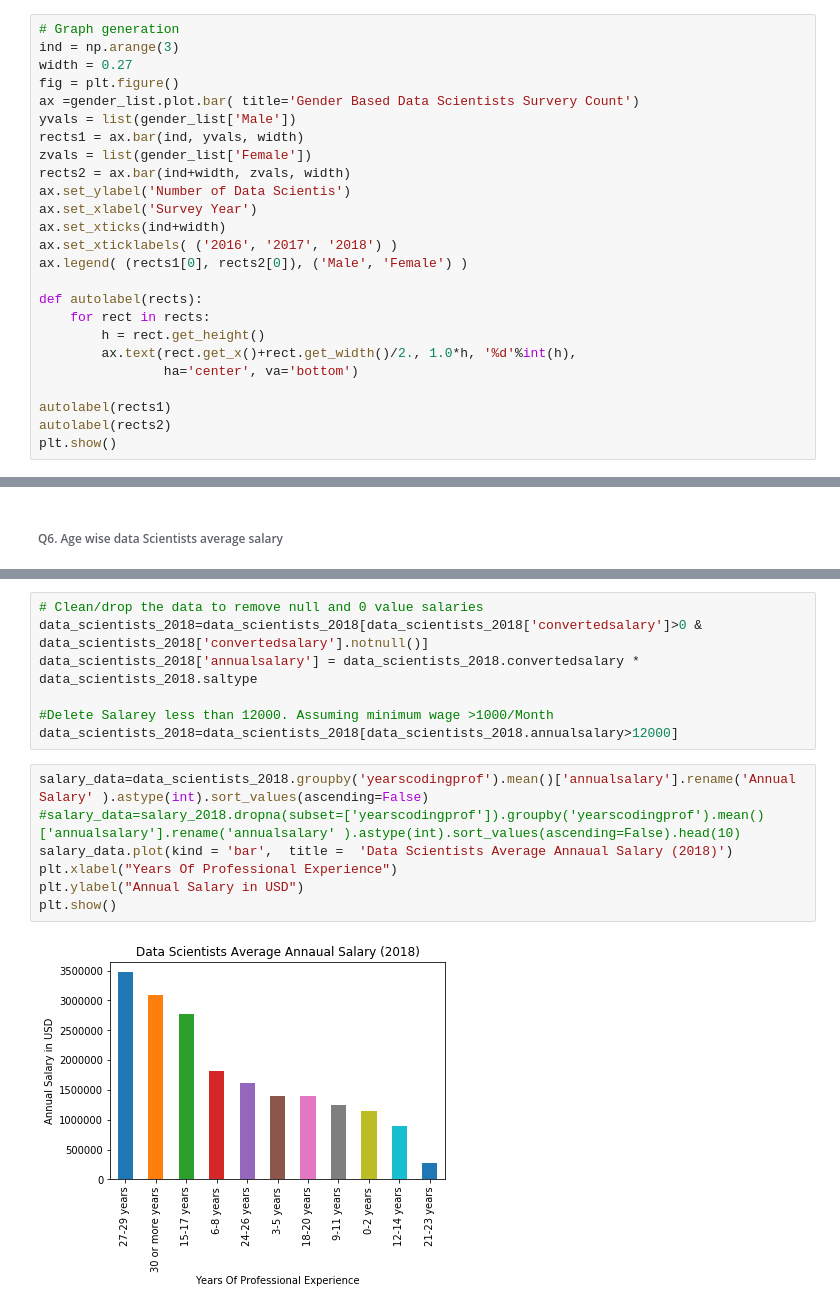
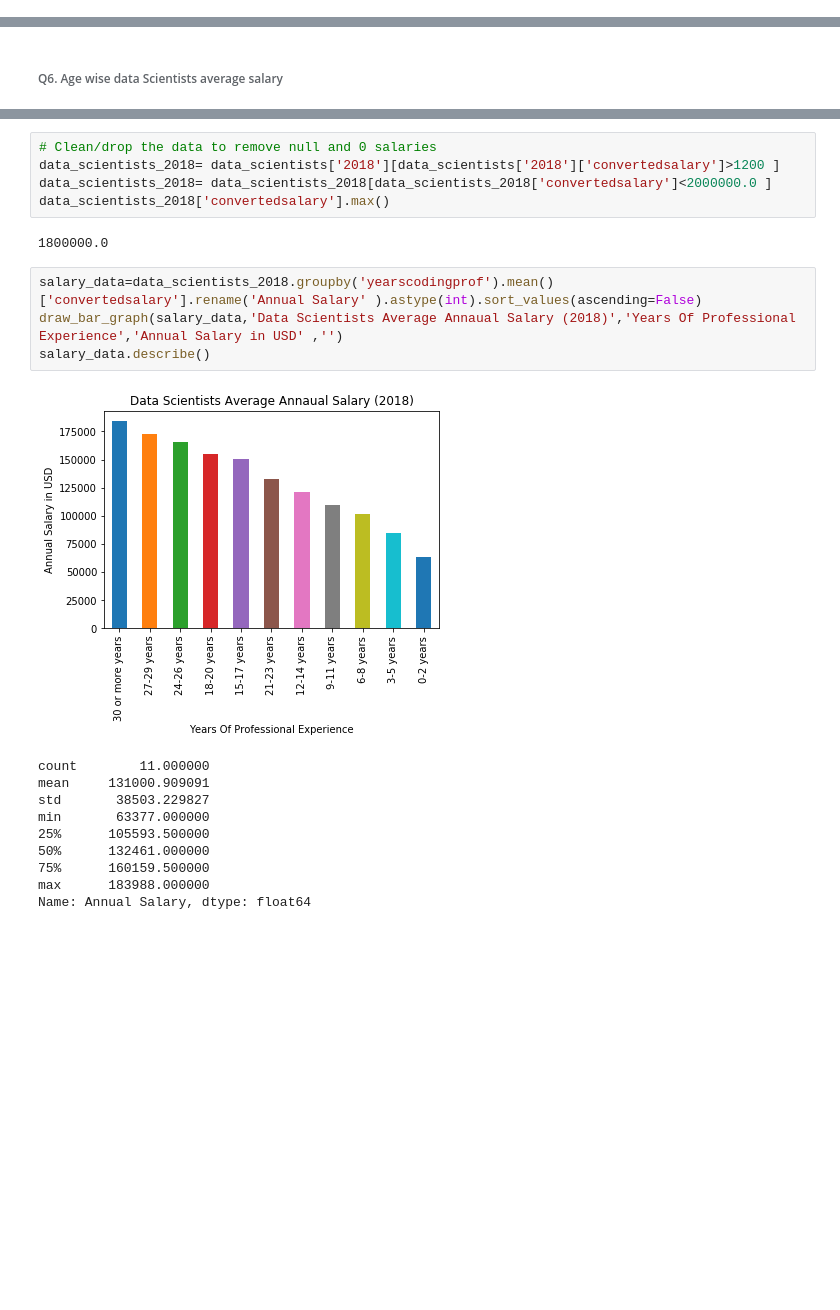
Before and after one commit to UmeshChandru/DataScientistsInsights, a Jupyter notebook: DataScientistSurvey.ipynb, the cells around one changed output, grey strips where cells are left out. Saved outputs shown, nothing was run; the diff lists cells and outputs as text; blank space fills up the shorter version.

```diff
--- a/DataScientistSurvey.ipynb
+++ b/DataScientistSurvey.ipynb
@@ -102,25 +0,0 @@ for i in ('2016','2017','2018'):
-# %%
-# Graph generation
-ind = np.arange(3)
-width = 0.27
-fig = plt.figure()
-ax =gender_list.plot.bar( title='Gender Based Data Scientists Survery Count')
-yvals = list(gender_list['Male'])
-rects1 = ax.bar(ind, yvals, width)
-zvals = list(gender_list['Female'])
-rects2 = ax.bar(ind+width, zvals, width)
-ax.set_ylabel('Number of Data Scientis')
-ax.set_xlabel('Survey Year')
-ax.set_xticks(ind+width)
-ax.set_xticklabels( ('2016', '2017', '2018') )
-ax.legend( (rects1[0], rects2[0]), ('Male', 'Female') )
-
-def autolabel(rects):
-    for rect in rects:
-        h = rect.get_height()
-        ax.text(rect.get_x()+rect.get_width()/2., 1.0*h, '%d'%int(h),
-                ha='center', va='bottom')
-
-autolabel(rects1)
-autolabel(rects2)
-plt.show()
@@ -228,16 +366,22 @@ data_scientists_2018 =data_scientists_2018[data_scientists_2018.salarytype.isin
 # %%
-# Clean/drop the data to remove null and 0 value salaries
-data_scientists_2018=data_scientists_2018[data_scientists_2018['convertedsalary']>0 & data_scientists_2018['convertedsalary'].notnull()]
-data_scientists_2018['annualsalary'] = data_scientists_2018.convertedsalary * data_scientists_2018.saltype
-
-#Delete Salarey less than 12000. Assuming minimum wage >1000/Month
-data_scientists_2018=data_scientists_2018[data_scientists_2018.annualsalary>12000]
+# Clean/drop the data to remove null and 0 salaries
+data_scientists_2018= data_scientists['2018'][data_scientists['2018']['convertedsalary']>1200 ]
+data_scientists_2018= data_scientists_2018[data_scientists_2018['convertedsalary']<2000000.0 ]
+data_scientists_2018['convertedsalary'].max()
+# %% [output]
+1800000.0
 # %%
-salary_data=data_scientists_2018.groupby('yearscodingprof').mean()['annualsalary'].rename('Annual Salary' ).astype(int).sort_values(ascending=False)
-#salary_data=salary_2018.dropna(subset=['yearscodingprof']).groupby('yearscodingprof').mean()['annualsalary'].rename('annualsalary' ).astype(int).sort_values(ascending=False).head(10)
-salary_data.plot(kind = 'bar',  title =  'Data Scientists Average Annaual Salary (2018)')
-plt.xlabel("Years Of Professional Experience")
-plt.ylabel("Annual Salary in USD")
-plt.show()
+salary_data=data_scientists_2018.groupby('yearscodingprof').mean()['convertedsalary'].rename('Annual Salary' ).astype(int).sort_values(ascending=False)
+draw_bar_graph(salary_data,'Data Scientists Average Annaual Salary (2018)','Years Of Professional Experience','Annual Salary in USD' ,'')
+salary_data.describe()
 # %% [output]
-[figure, old version]
+[figure, new version]
+count        11.000000
+mean     131000.909091
+std       38503.229827
+min       63377.000000
+25%      105593.500000
+50%      132461.000000
+75%      160159.500000
+max      183988.000000
+Name: Annual Salary, dtype: float64
```
Also changed, not shown: parts of 45 cells of this notebook.
